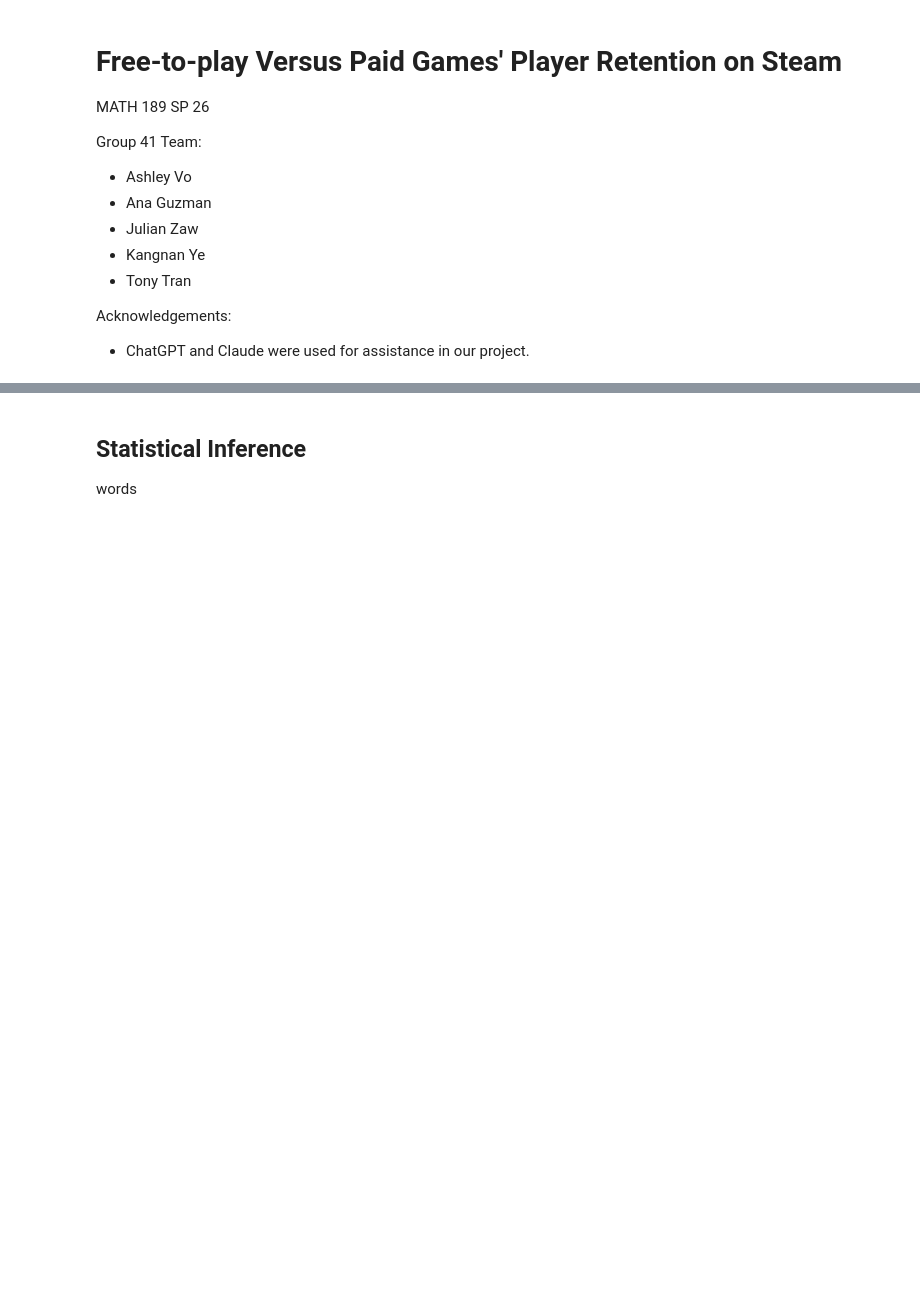
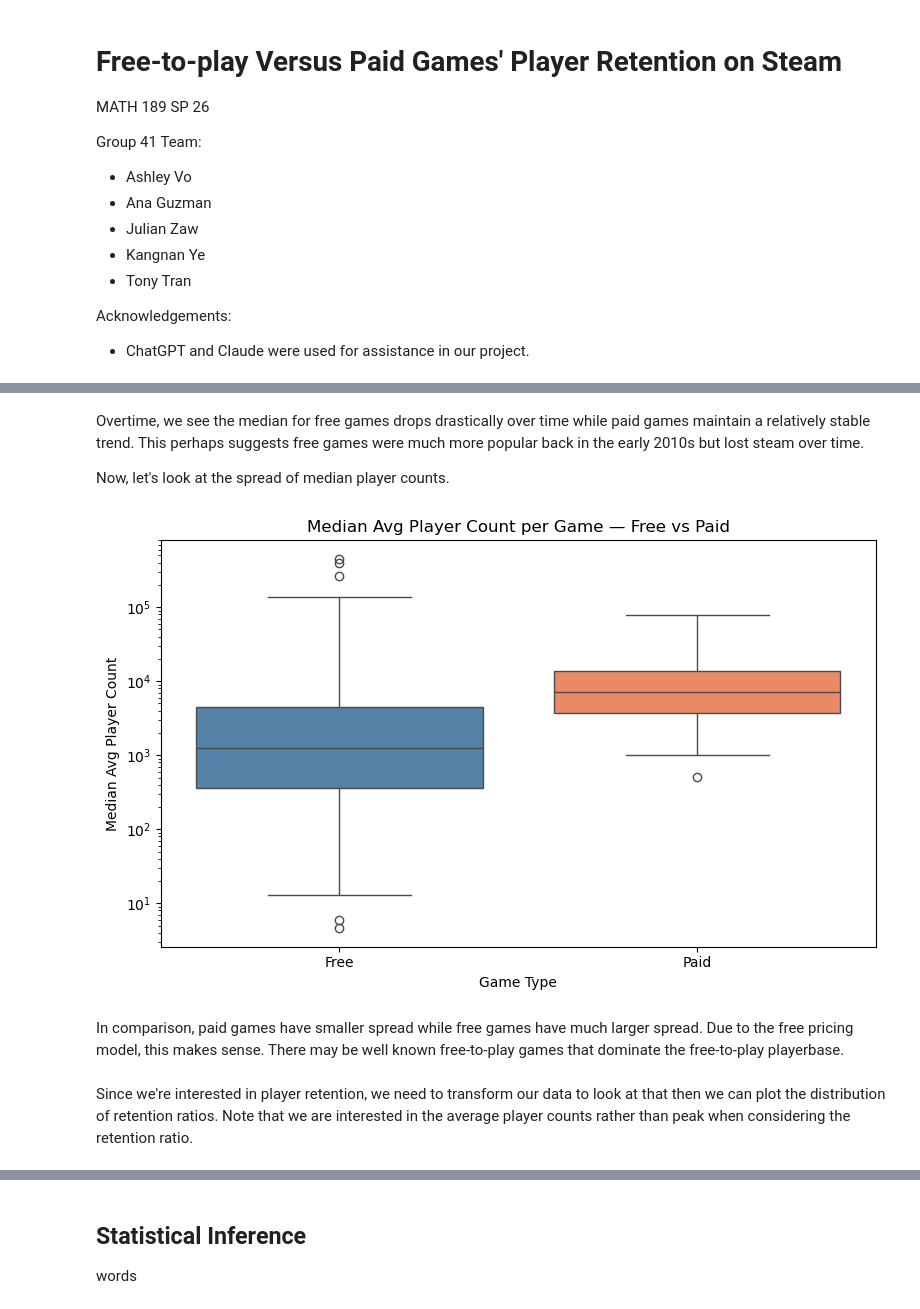
Before and after one commit to avo-ucsd/math189-sp26-group41, a Jupyter notebook: 4_final_report.ipynb, the cells around one changed output, grey strips where cells are left out. Drawn from its saved outputs; the diff is of its cells as text; code cells hidden in the pictures; blank space fills up the shorter version.

```diff
--- a/4_final_report.ipynb
+++ b/4_final_report.ipynb
@@ -42,0 +240,35 @@ words
+# %% [markdown]
+Overtime, we see the median for free games drops drastically over time while paid games maintain a relatively stable trend. This perhaps suggests free games were much more popular back in the early 2010s but lost steam over time.
+
+Now, let's look at the spread of median player counts.
+# %%
+free_yearly = df_free_players.groupby('game_name')['average_player_count'].median().reset_index()
+paid_yearly = df_paid_players.groupby('game_name')['average_player_count'].median().reset_index()
+
+free_yearly['type'] = 'Free'
+paid_yearly['type'] = 'Paid'
+
+combined = pd.concat([free_yearly, paid_yearly])
+
+fig, ax = plt.subplots(figsize=(8, 5))
+
+sns.boxplot(data=combined, x='type',
+            y='average_player_count',
+            log_scale=True,
+            hue='type',
+            legend=False,
+            palette={'Free': 'steelblue', 'Paid': 'coral'},
+            ax=ax)
+
+ax.set_title('Median Avg Player Count per Game - Free vs Paid')
+ax.set_xlabel('Game Type')
+ax.set_ylabel('Median Avg Player Count')
+
+plt.tight_layout()
+plt.show()
+# %% [output]
+[figure, added]
+# %% [markdown]
+In comparison, paid games have smaller spread while free games have much larger spread. Due to the free pricing model, this makes sense. There may be well known free-to-play games that dominate the free-to-play playerbase.
+# %% [markdown]
+Since we're interested in player retention, we need to transform our data to look at that then we can plot the distribution of retention ratios. Note that we are interested in the average player counts rather than peak when considering the retention ratio.
```
Also changed, not shown: parts of 28 cells of this notebook, 2 other files.
